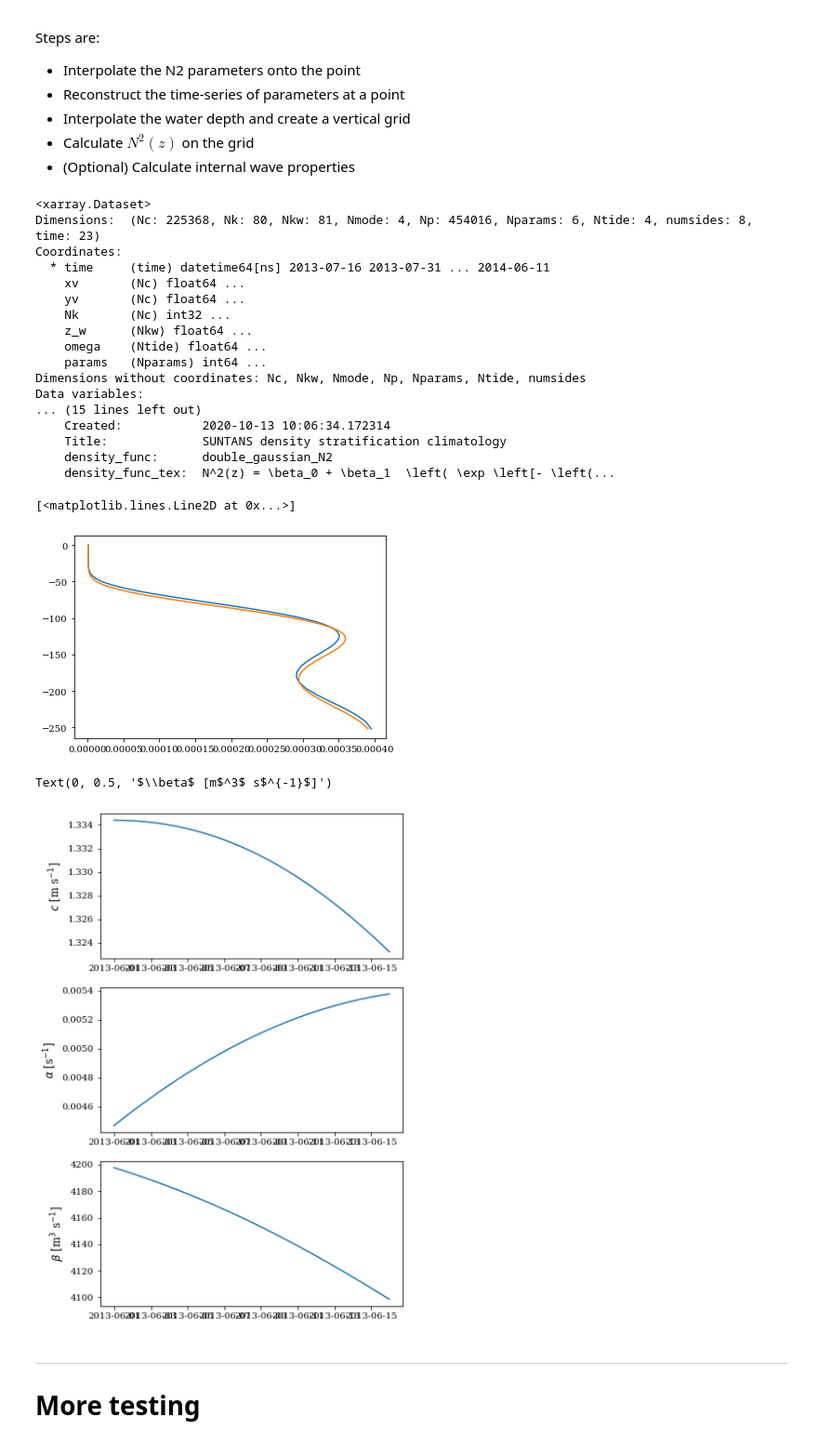
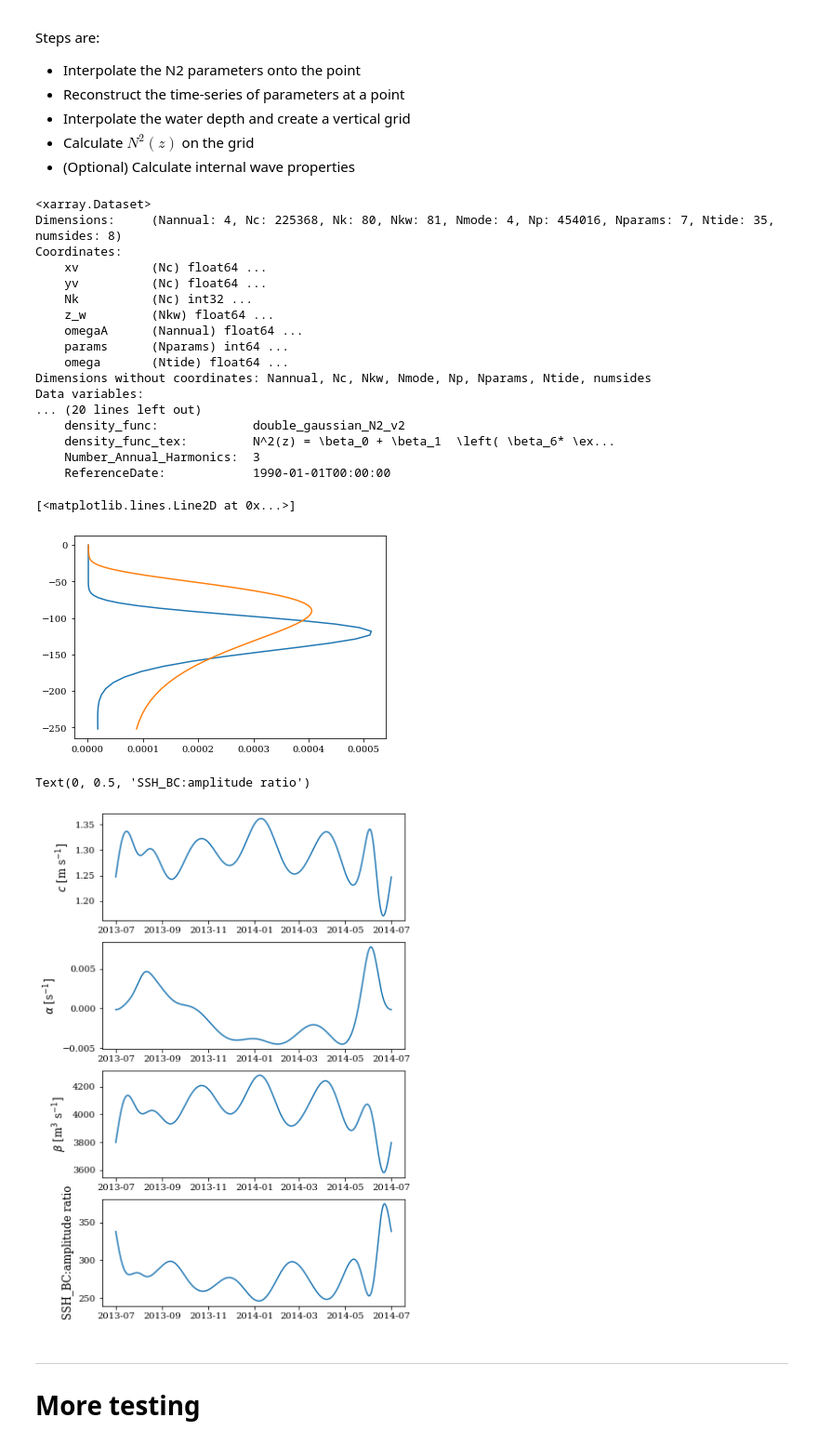
Before and after one commit to mrayson/iwatlas, a Jupyter notebook: sandpit/test_all_iwatlas_routines.ipynb, the cells around one changed output. Shown at 93% size. Cells and saved outputs as stored; diff of their text form; code cells hidden in the pictures.

Commit message:
Merged atlas into a single netcdf file

```diff
--- a/sandpit/test_all_iwatlas_routines.ipynb
+++ b/sandpit/test_all_iwatlas_routines.ipynb
@@ -36,0 +44,22 @@ ModuleNotFoundError: No module named 'iwatlas'
+# %%
+# Download the data if it does not exist
+import urllib, os
+
+# Link to a 200 MB data file on cloudstor
+publicurl = 'https://cloudstor.aarnet.edu.au/plus/s/vdksw5WKFOTO0nD/download'
+
+basedir = '../DATA'
+N2file = '{}/NWS_2km_GLORYS_hex_2013_2014_InternalWave_Atlas.nc'.format(basedir)
+
+if os.path.exists(basedir):
+    print('folder exists')
+else:
+    print('Making folder {}'.format(basedir))
+    os.mkdir(basedir)
+
+if os.path.exists(N2file):
+    print('File exists')
+else:
+    print('Downloading file...')
+    urllib.request.urlretrieve (publicurl, N2file)
+    print('Done. Saved to {}'.format(N2file))
@@ -233,31 +331,30 @@ Steps are:
  - Calculate $N^2(z)$ on the grid
  - (Optional) Calculate internal wave properties
 # %%
-N2file = '{}/NWS_2km_GLORYS_hex_2013_2014_Stratification_Atlas.nc'.format(basedir)
 dsN2 = sshdriver.load_ssh_clim(N2file)
 dsN2
 # %% [output]
 <xarray.Dataset>
-Dimensions:  (Nc: 225368, Nk: 80, Nkw: 81, Nmode: 4, Np: 454016, Nparams: 6, Ntide: 4, numsides: 8, time: 23)
+Dimensions:     (Nannual: 4, Nc: 225368, Nk: 80, Nkw: 81, Nmode: 4, Np: 454016, Nparams: 7, Ntide: 35, numsides: 8)
 Coordinates:
-  * time     (time) datetime64[ns] 2013-07-16 2013-07-31 ... 2014-06-11
-    xv       (Nc) float64 ...
-    yv       (Nc) float64 ...
-    Nk       (Nc) int32 ...
-    z_w      (Nkw) float64 ...
-    omega    (Ntide) float64 ...
-    params   (Nparams) int64 ...
-Dimensions without coordinates: Nc, Nkw, Nmode, Np, Nparams, Ntide, numsides
+    xv          (Nc) float64 ...
+    yv          (Nc) float64 ...
+    Nk          (Nc) int32 ...
+    z_w         (Nkw) float64 ...
+    omegaA      (Nannual) float64 ...
+    params      (Nparams) int64 ...
+    omega       (Ntide) float64 ...
+Dimensions without coordinates: Nannual, Nc, Nkw, Nmode, Np, Nparams, Ntide, numsides
 Data variables:
-... (15 lines left out)
-    Created:           2020-10-13 10:06:34.172314
-    Title:             SUNTANS density stratification climatology
-    density_func:      double_gaussian_N2
-    density_func_tex:  N^2(z) = \beta_0 + \beta_1  \left( \exp \left[- \left(...
+... (20 lines left out)
+    density_func:             double_gaussian_N2_v2
+    density_func_tex:         N^2(z) = \beta_0 + \beta_1  \left( \beta_6* \ex...
+    Number_Annual_Harmonics:  3
+    ReferenceDate:            1990-01-01T00:00:00
 # %%
 Nz = 80
 
-N2_z, zout = strat.predict_N2(N2file, np.array([xpt]) ,np.array([ypt]), timeout,  Nz)
+N2_z, zout = strat.predict_N2(N2file, np.array([xpt]) ,np.array([ypt]), time,  Nz)
 
 # Plot the buoyancy frequency at the first point in space
 plt.figure()
@@ -265,40 +362,43 @@ plt.plot(N2_z[:,0,0], -zout[:,0,0],)
 plt.plot(N2_z[:,0,180], -zout[:,0,180],)
 # %% [output]
 [<matplotlib.lines.Line2D at 0x...>]
-[figure, old version]
+[figure, new version]
 # %%
 # Calculate the internal wave parameters
 mode= 0
 phi_n, cn = iwaves.calc_modes(N2_z, zout, mode=mode)
 alpha = iwaves.calc_alpha(phi_n, cn, zout)
 beta = iwaves.calc_beta(phi_n, cn, zout)
 ampratio = iwaves.ssh_to_amp_ratio(N2_z, phi_n, zout)
 sshratio = iwaves.amp_to_ssh_ratio(N2_z, phi_n, zout)
 
 cn.shape
 plt.figure(figsize=(6,10))
 
 
-plt.subplot(311)
-plt.plot(timeout, cn[0,:])
+plt.subplot(411)
+plt.plot(time, cn[0,:])
 plt.ylabel(r'$c$ [m s$^{-1}$]')
 
 # plt.ylim(1,2)
 
-plt.subplot(312)
-plt.plot(timeout, alpha[0,:])
+plt.subplot(412)
+plt.plot(time, alpha[0,:])
 plt.ylabel(r'$\alpha$ [s$^{-1}$]')
 # plt.ylim(-0.012, 0.012)
 
-plt.subplot(313)
-plt.plot(timeout, beta[0,:])
+plt.subplot(413)
+plt.plot(time, beta[0,:])
 plt.ylabel(r'$\beta$ [m$^3$ s$^{-1}$]')
 
+plt.subplot(414)
+plt.plot(time, sshratio[0,:])
+plt.ylabel('SSH_BC:amplitude ratio')
 # plt.plot(lon, beta[:,1])
 # plt.ylim(0,3e4)
 # %% [output]
-Text(0, 0.5, '$\\beta$ [m$^3$ s$^{-1}$]')
+Text(0, 0.5, 'SSH_BC:amplitude ratio')
-[figure, old version]
+[figure, new version]
 # %% [markdown]
 ---
 # More testing
```
Also changed, not shown: parts of 11 cells of this notebook, 3 other files.
